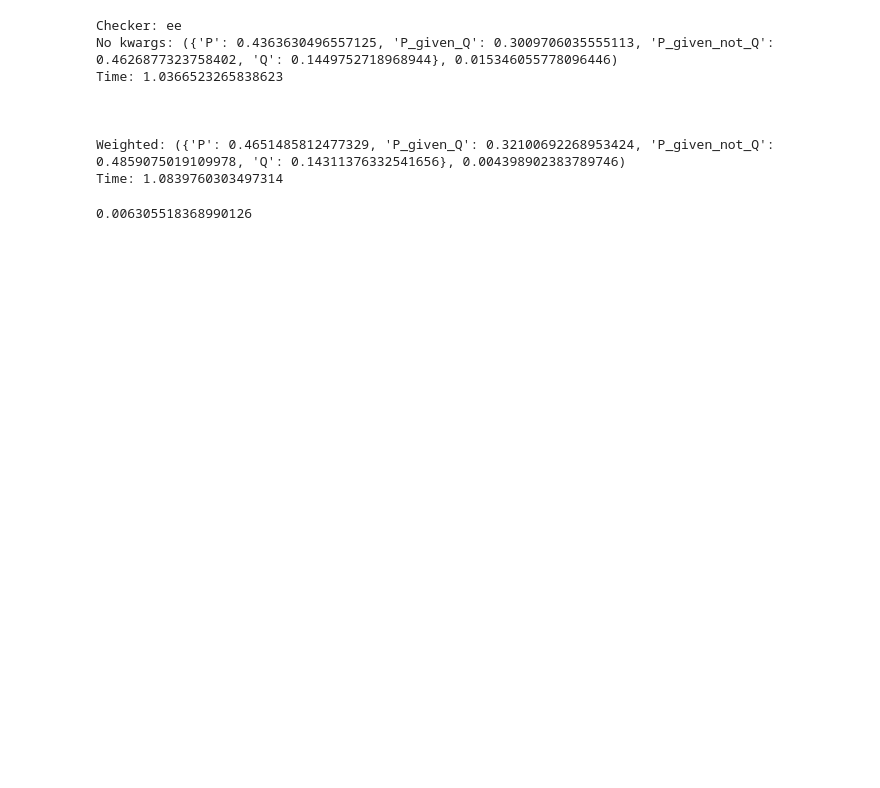
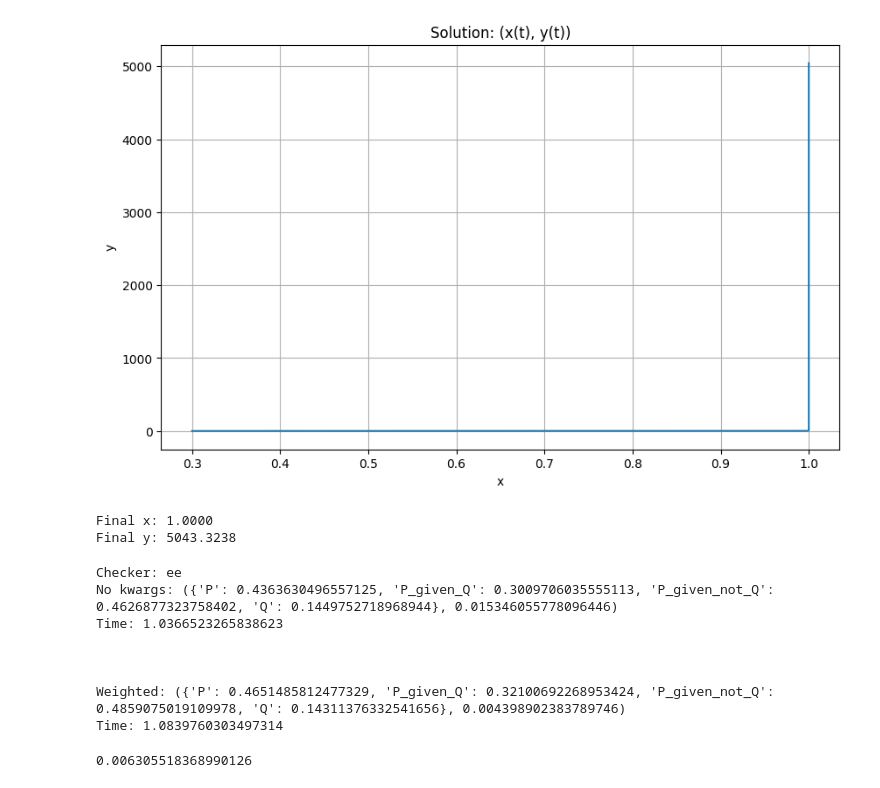
Before and after one commit to dpaleka/consistency-forecasting, a Jupyter notebook: src/playground.ipynb, the cells around one changed output. Drawn from its saved outputs; the diff is of its cells as text; code cells hidden in the pictures; blank space fills up the shorter version.

```diff
--- a/src/playground.ipynb
+++ b/src/playground.ipynb
@@ -1,3 +51,64 @@
+# %%
+import numpy as np
+import matplotlib.pyplot as plt
+
+def Dmat(x, y):
+    return np.array([[1/x, 1/y], [-1/(1-x), -1/(1-y)]])
+
+def determinant(x,y):
+    return np.linalg.det(Dmat(x,y))
+
+def solve_system(x, y):
+    # Solve the linear system:
+    # a/x + b/y = 1
+    # a/(1-x) + b/(1-y) = 1
+    A = Dmat(x,y)
+    B = np.array([1, 1])
+    return np.linalg.solve(A, B)
+
+def euler_method(x0, y0, t_span, num_steps):
+    t = np.linspace(t_span[0], t_span[1], num_steps)
+    dt = t[1] - t[0]
+
+    x = np.zeros(num_steps)
+    y = np.zeros(num_steps)
+
+    x[0] = x0
+    y[0] = y0
+
+    for i in range(1, num_steps):
+        dx_dt, dy_dt = solve_system(x[i-1], y[i-1])
+        x[i] = x[i-1] + dx_dt * dt
+        y[i] = y[i-1] + dy_dt * dt
+        if abs(determinant(x[i], y[i])) < 0.1:
+            break
+
+    return t, x, y
+
+# Set initial conditions and parameters
+x0, y0 = 0.3, 0.85
+t_span = (0, 10)
+num_steps = 1000
+
+# Solve the system
+t, x, y = euler_method(x0, y0, t_span, num_steps)
+
+# Plot the results
+plt.figure(figsize=(10, 6))
+plt.plot(x, y)
+plt.title("Solution: (x(t), y(t))")
+plt.xlabel("x")
+plt.ylabel("y")
+plt.grid(True)
+plt.show()
+
+# Print final values
+print(f"Final x: {x[-1]:.4f}")
+print(f"Final y: {y[-1]:.4f}")
+# %% [output]
+[figure, added]
+Final x: 1.0000
+Final y: 5043.3238
 # %%
 # %%
 
```
Also changed, not shown: parts of 2 cells of this notebook, 1 other file.
